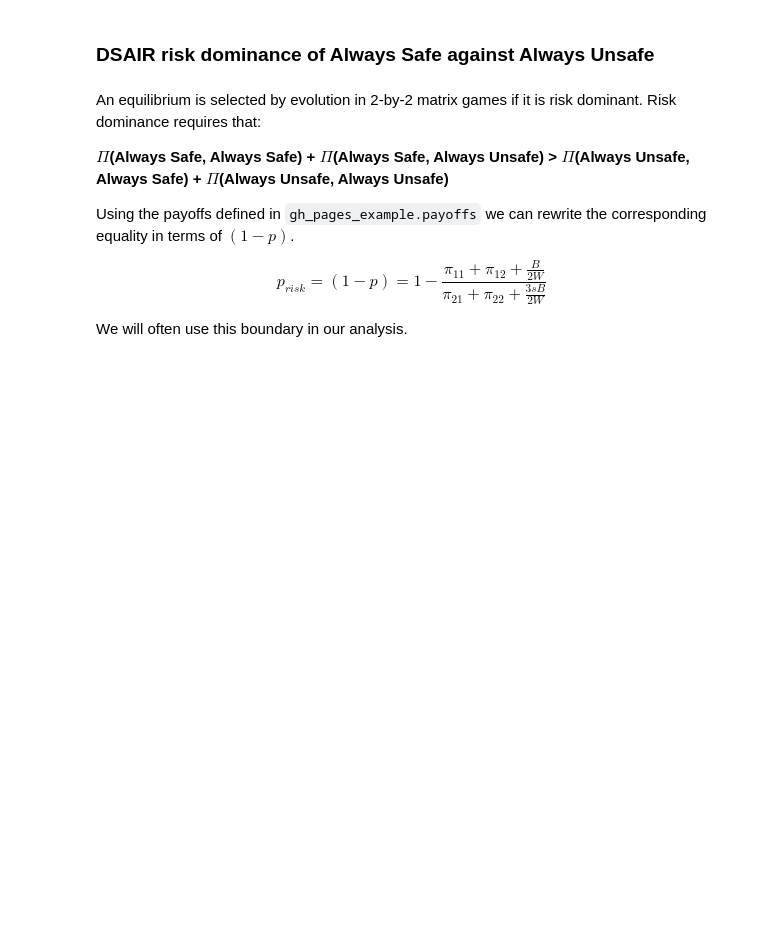
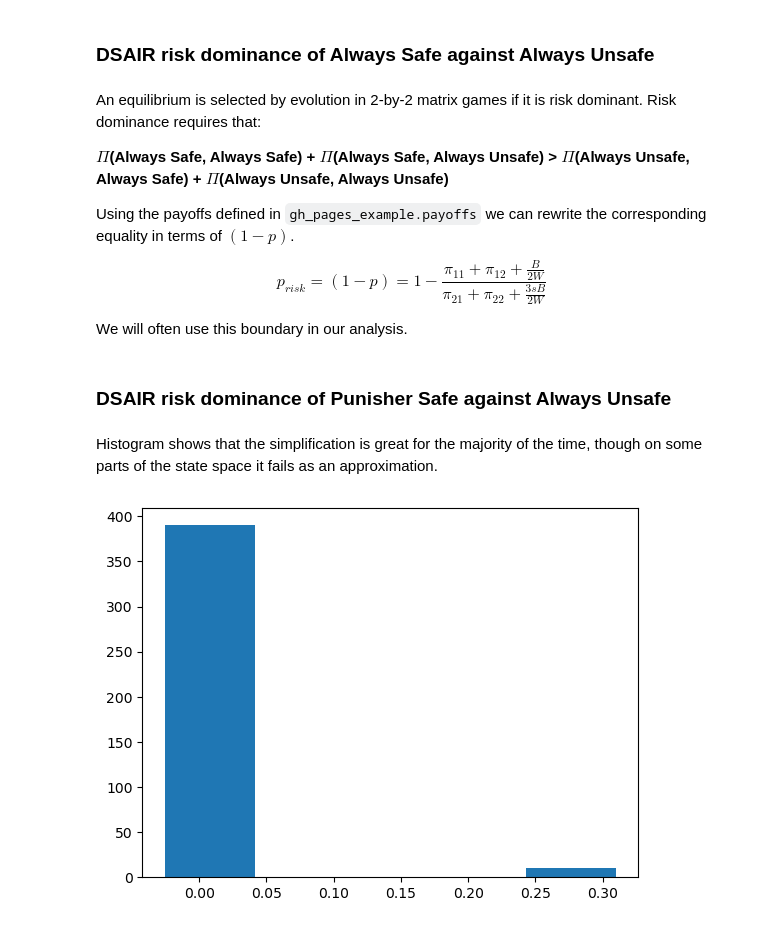
Before and after one commit to PaoloBova/gh-pages-example, a Jupyter notebook: nbs/03_analytical_conditions.ipynb, the cells around one changed output. Saved outputs shown, nothing was run; the diff lists cells and outputs as text; code cells hidden in the pictures; blank space fills up the shorter version.

```diff
--- a/nbs/03_analytical_conditions.ipynb
+++ b/nbs/03_analytical_conditions.ipynb
@@ -68,3 +72,5 @@ def threshold_risk_dominant_safety_dsair(models):
     p_risk = 1 - ((πAA + πAB + B / (2 * W))
                   / (πBA + πBB + 3 * s * B / (2 * W)))
     return {**models, "threshold_risk_dominant_safety": p_risk}
+# %% [markdown]
+### DSAIR risk dominance of Punisher Safe against Always Unsafe
@@ -70,0 +127,32 @@ def threshold_risk_dominant_safety_dsair(models):
+# %% [markdown]
+Histogram shows that the simplification is great for the majority of the time, though on some parts of the state space it fails as an approximation.
+# %%
+#| hide
+models = build_DSAIR(b=4,
+                     c=1,
+                     p=np.arange(0, 1, 0.1),
+                     s=np.arange(1, 5, 0.1),
+                     B=10**4,
+                     W=10**2,
+                     pfo=0,
+                     α=0,
+                     γ=0,
+                     β=0.01,
+                     Z=100,
+                     strategy_set=["AS", "AU", "PS"],
+                     collective_risk=0)
+# This time, we set α and γ as functions of s
+models['α'] = 3/4 * models['s']
+models['γ'] = 3/4 * models['s']
+results = thread_macro(models,
+                       payoffs_sr_pfo_extension,
+                       threshold_ps_r_d_au)
+
+r = (models['W'] - models['γ']) / (models['s'] - models['γ'])
+pr_check = 1 - 1 / (models['s'] + 2 * models['W'] / r)
+pr_actual = results['threshold_ps_risk_dominates_au']
+residuals = pr_check - pr_actual
+
+plt.hist(residuals, bins=5);
+# %% [output]
+[figure, added]
```
Also changed, not shown: parts of 3 cells of this notebook, 13 other files.
